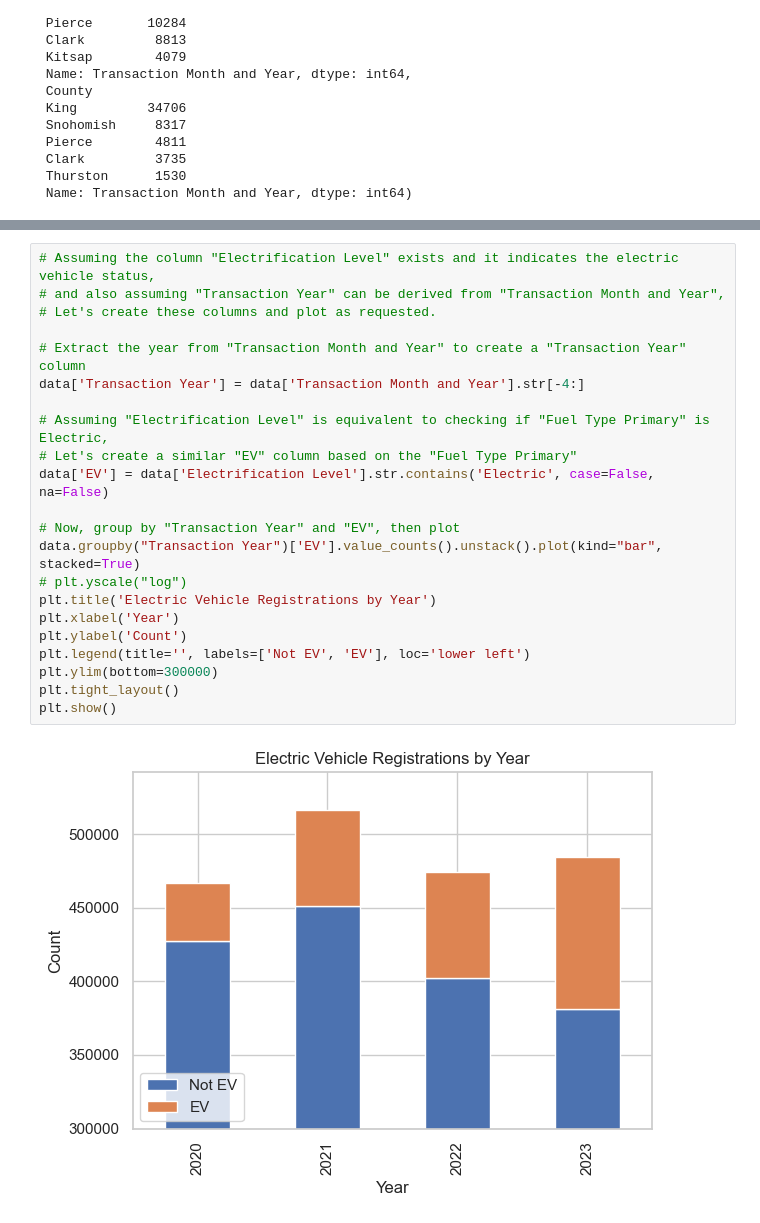
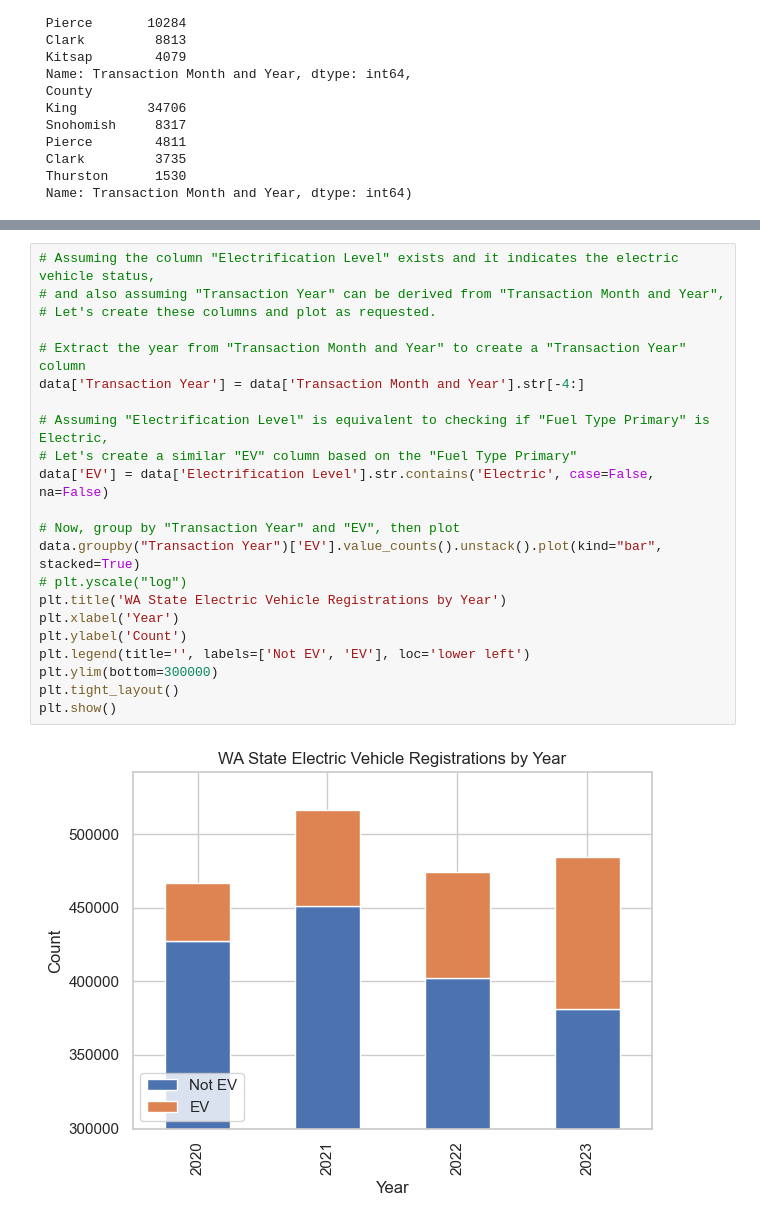
Before and after one commit to mouwumou/DSAN5300-Group-Project, a Jupyter notebook: notebooks/DMV_General_cleaning.ipynb, the cells around one changed output, grey strips where cells are left out. Drawn from its saved outputs; the diff is of its cells as text.

```diff
--- a/notebooks/DMV_General_cleaning.ipynb
+++ b/notebooks/DMV_General_cleaning.ipynb
@@ -229,24 +263,24 @@ plt.show()
 # %%
 # Assuming the column "Electrification Level" exists and it indicates the electric vehicle status,
 # and also assuming "Transaction Year" can be derived from "Transaction Month and Year",
 # Let's create these columns and plot as requested.
 
 # Extract the year from "Transaction Month and Year" to create a "Transaction Year" column
 data['Transaction Year'] = data['Transaction Month and Year'].str[-4:]
 
 # Assuming "Electrification Level" is equivalent to checking if "Fuel Type Primary" is Electric,
 # Let's create a similar "EV" column based on the "Fuel Type Primary"
 data['EV'] = data['Electrification Level'].str.contains('Electric', case=False, na=False)
 
 # Now, group by "Transaction Year" and "EV", then plot
 data.groupby("Transaction Year")['EV'].value_counts().unstack().plot(kind="bar", stacked=True)
 # plt.yscale("log")
-plt.title('Electric Vehicle Registrations by Year')
+plt.title('WA State Electric Vehicle Registrations by Year')
 plt.xlabel('Year')
 plt.ylabel('Count')
 plt.legend(title='', labels=['Not EV', 'EV'], loc='lower left')
 plt.ylim(bottom=300000)
 plt.tight_layout()
 plt.show()
 # %% [output]
-[figure, old version]
+[figure, new version]
```
Also changed, not shown: parts of 19 cells of this notebook.
